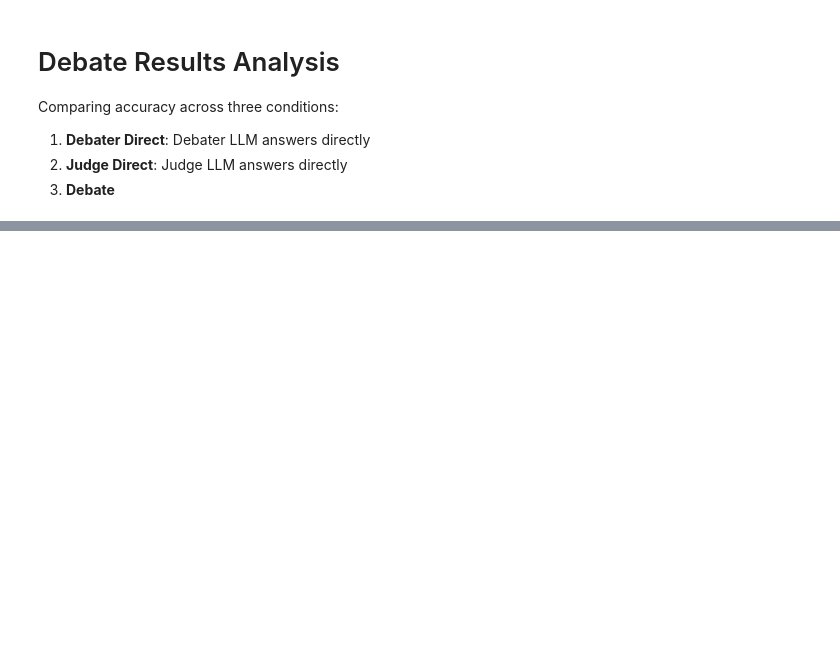
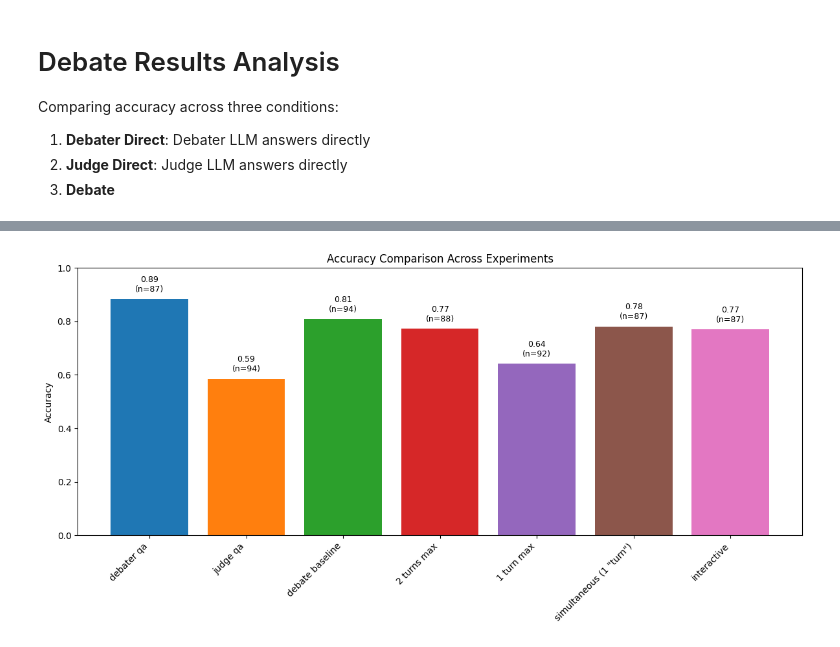
Before and after one commit to joshlevy89/llm_judge_debate, a Jupyter notebook: analyze_debate_results.ipynb, the cells around one changed output, grey strips where cells are left out. Drawn from its saved outputs; the diff is of its cells as text; code cells hidden in the pictures; blank space fills up the shorter version.

```diff
--- a/analyze_debate_results.ipynb
+++ b/analyze_debate_results.ipynb
@@ -122,0 +125,58 @@ pd.crosstab(results_df[f'{mode_prefix}.winner'], results_df[f'{mode_prefix}.corr
+# %%
+# Cross-experiment comparison
+import matplotlib.pyplot as plt
+
+runs = [
+    ('parallel_debate_runs/run_20251020_135407/master_results.jsonl', ['debater_direct', 'judge_direct']),
+    ('parallel_debate_runs/run_20251020_135407/master_results.jsonl', ['debate']),
+    ('parallel_debate_runs/run_20251021_074342/master_results.jsonl', ['debate']),
+    ('parallel_debate_runs/run_20251021_080557/master_results.jsonl', ['debate']),
+    ('parallel_debate_runs/run_20251021_091635/master_results.jsonl', ['debate']),
+    ('parallel_debate_runs/run_20251021_093704/master_results.jsonl', ['debate']),
+]
+
+accuracies_list = []
+labels_list = []
+
+for results_file, conditions in runs:
+    df = pd.json_normalize(pd.read_json(results_file, lines=True).to_dict('records'))
+
+    for condition in conditions:
+        if condition == 'debate':
+            if 'modes.non_interactive.correct' in df.columns:
+                col_name = 'modes.non_interactive.correct'
+            else:
+                col_name = 'modes.interactive.correct'
+        else:
+            col_name = f'{condition}.correct'
+
+        if col_name in df.columns:
+            accuracy = df[col_name].mean()
+            count = df[col_name].count()
+            accuracies_list.append((accuracy, count))
+
+            run_id = results_file.split('_')[-2]
+            labels_list.append(f"{run_id}_{condition}")
+
+# Custom x-axis labels (one per bar)
+custom_labels = ['debater qa', 'judge qa', 'debate baseline', '2 turns max', '1 turn max', 'simultaneous (1 "turn")', 'interactive']
+fig, ax = plt.subplots(figsize=(12, 6))
+x_pos = range(len(accuracies_list))
+accuracies = [a[0] for a in accuracies_list]
+counts = [a[1] for a in accuracies_list]
+bars = ax.bar(x_pos, accuracies, color=plt.cm.tab10.colors[:len(accuracies_list)])
+ax.set_xticks(x_pos)
+ax.set_xticklabels(custom_labels, rotation=45, ha='right')
+ax.set_ylabel('Accuracy')
+ax.set_ylim(0, 1)
+ax.set_title('Accuracy Comparison Across Experiments')
+
+for bar, acc, count in zip(bars, accuracies, counts):
+    ax.text(bar.get_x() + bar.get_width()/2, bar.get_height() + 0.02,
+            f'{acc:.2f}\n(n={int(count)})',
+            ha='center', va='bottom', fontsize=9)
+
+plt.tight_layout()
+plt.show()
+# %% [output]
+[figure, added]
```
Also changed, not shown: parts of 9 cells of this notebook.
